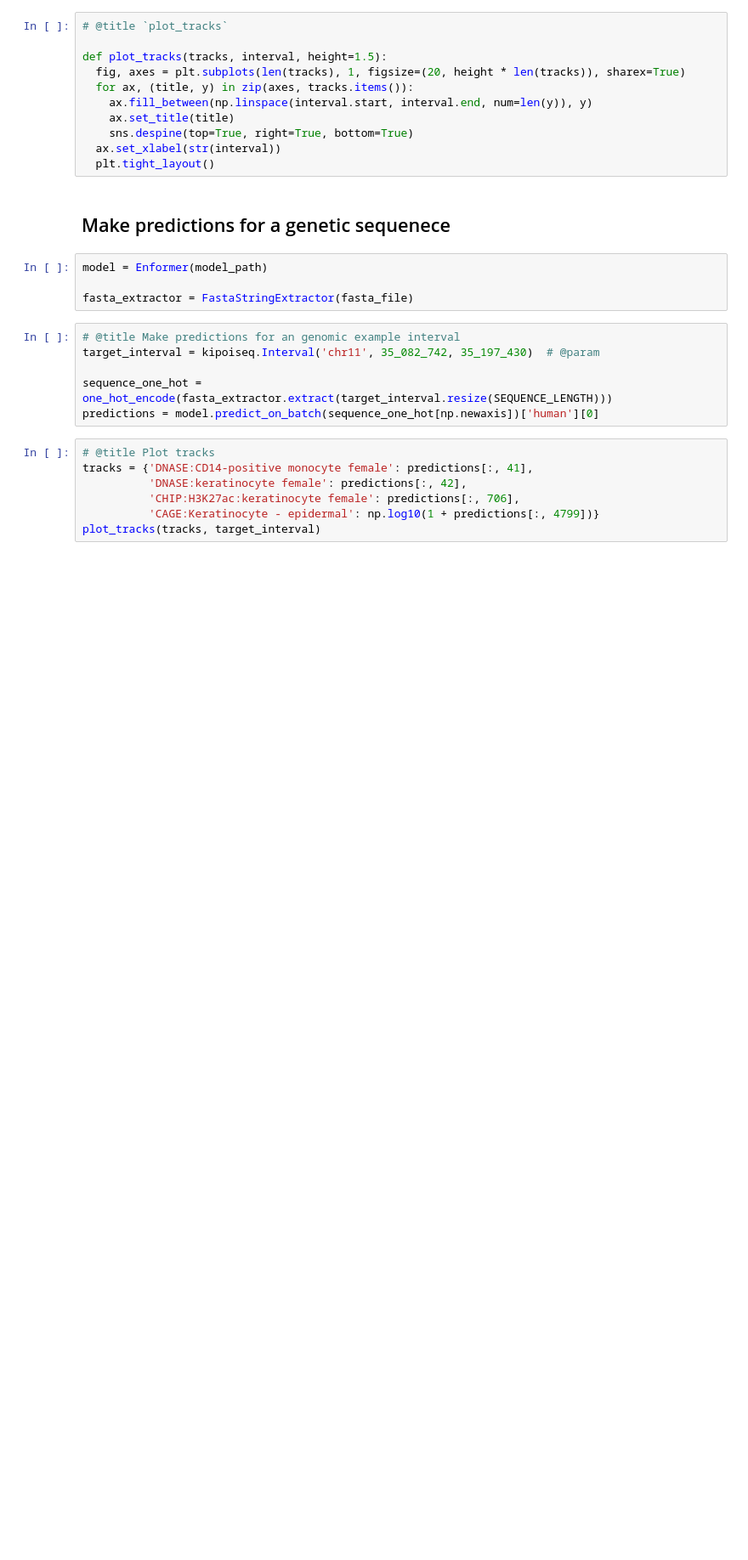
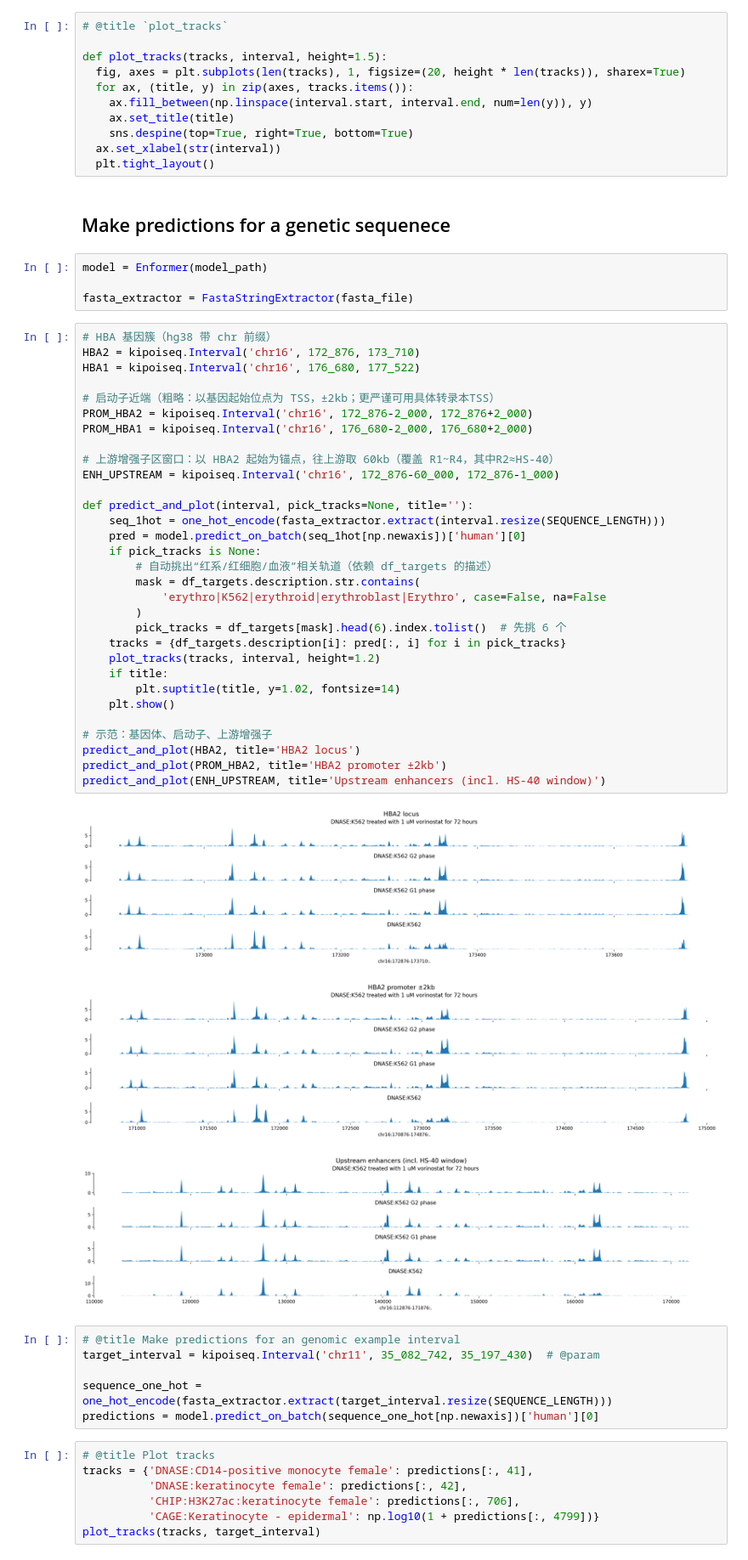
Before and after one commit to CaptainXIV/S2E, a Jupyter notebook: enformer/enformer-usage.ipynb, the cells around one changed output. Shown at 85% size. Drawn from its saved outputs; the diff is of its cells as text; blank space fills up the shorter version.

```diff
--- a/enformer/enformer-usage.ipynb
+++ b/enformer/enformer-usage.ipynb
@@ -275,6 +290,41 @@ def plot_tracks(tracks, interval, height=1.5):
 model = Enformer(model_path)
 
 fasta_extractor = FastaStringExtractor(fasta_file)
+# %%
+# HBA 基因簇（hg38 带 chr 前缀）
+HBA2 = kipoiseq.Interval('chr16', 172_876, 173_710)
+HBA1 = kipoiseq.Interval('chr16', 176_680, 177_522)
+
+# 启动子近端（粗略：以基因起始位点为 TSS，±2kb；更严谨可用具体转录本TSS）
+PROM_HBA2 = kipoiseq.Interval('chr16', 172_876-2_000, 172_876+2_000)
+PROM_HBA1 = kipoiseq.Interval('chr16', 176_680-2_000, 176_680+2_000)
+
+# 上游增强子区窗口：以 HBA2 起始为锚点，往上游取 60kb（覆盖 R1~R4，其中R2≈HS-40）
+ENH_UPSTREAM = kipoiseq.Interval('chr16', 172_876-60_000, 172_876-1_000)
+
+def predict_and_plot(interval, pick_tracks=None, title=''):
+    seq_1hot = one_hot_encode(fasta_extractor.extract(interval.resize(SEQUENCE_LENGTH)))
+    pred = model.predict_on_batch(seq_1hot[np.newaxis])['human'][0]
+    if pick_tracks is None:
+        # 自动挑出“红系/红细胞/血液”相关轨道（依赖 df_targets 的描述）
+        mask = df_targets.description.str.contains(
+            'erythro|K562|erythroid|erythroblast|Erythro', case=False, na=False
+        )
+        pick_tracks = df_targets[mask].head(6).index.tolist()  # 先挑 6 个
+    tracks = {df_targets.description[i]: pred[:, i] for i in pick_tracks}
+    plot_tracks(tracks, interval, height=1.2)
+    if title:
+        plt.suptitle(title, y=1.02, fontsize=14)
+    plt.show()
+
+# 示范：基因体、启动子、上游增强子
+predict_and_plot(HBA2, title='HBA2 locus')
+predict_and_plot(PROM_HBA2, title='HBA2 promoter ±2kb')
+predict_and_plot(ENH_UPSTREAM, title='Upstream enhancers (incl. HS-40 window)')
+# %% [output]
+[figure, added]
+[figure, added]
+[figure, added]
 # %%
 # @title Make predictions for an genomic example interval
 target_interval = kipoiseq.Interval('chr11', 35_082_742, 35_197_430)  # @param
```
Also changed, not shown: parts of 9 cells of this notebook.
